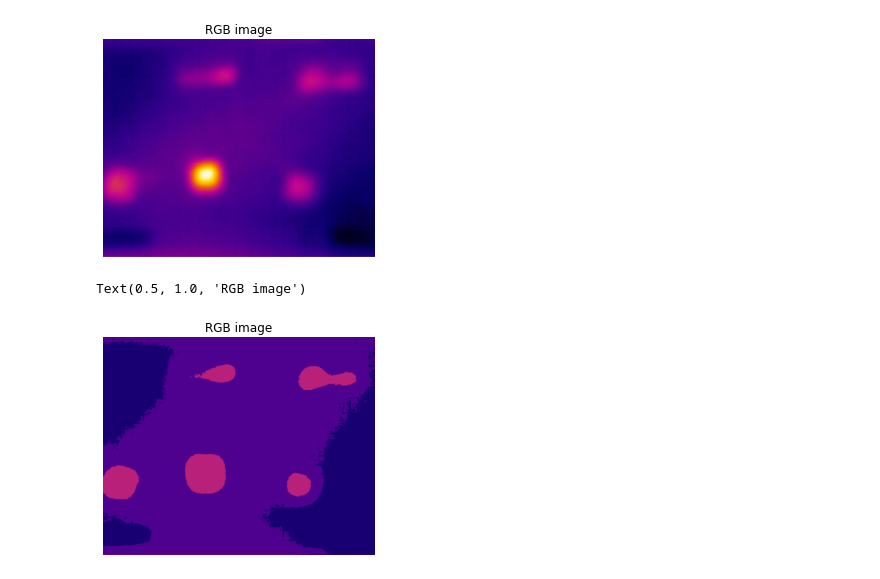
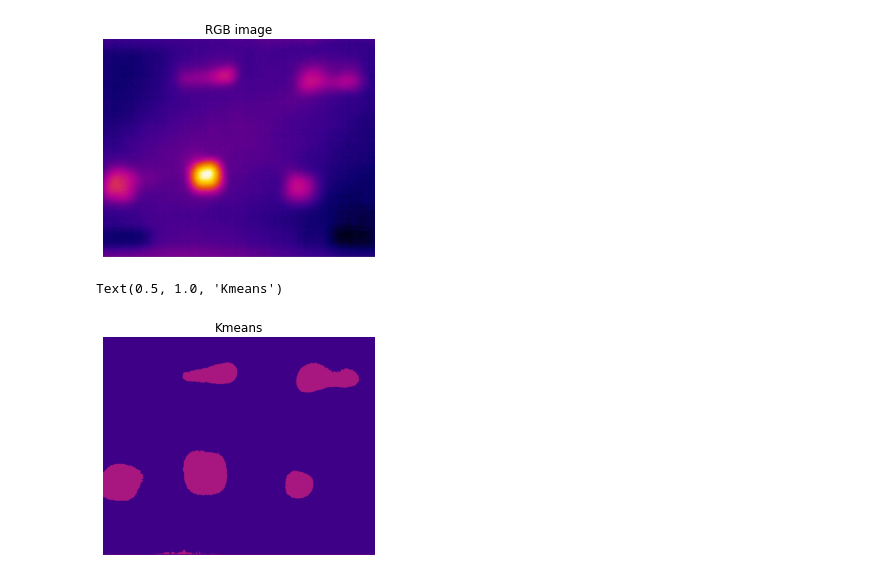
Before and after one commit to tjboise/Damage_Density, a Jupyter notebook: IRimage_opencv/Kmeans.ipynb, the cells around one changed output. Drawn from its saved outputs; the diff is of its cells as text; code cells hidden in the pictures.

```diff
--- a/IRimage_opencv/Kmeans.ipynb
+++ b/IRimage_opencv/Kmeans.ipynb
@@ -28,18 +28,18 @@ data = imgc.reshape((-1,3))
 data = np.float32(data)
 # %%
 criteria = (cv2.TERM_CRITERIA_EPS + cv2.TERM_CRITERIA_MAX_ITER, 10, 1.0)
-num_clusters = 3
+num_clusters = 2
 ret,label,center=cv2.kmeans(data, num_clusters, None, criteria, 10, cv2.KMEANS_RANDOM_CENTERS)
 
 center = np.uint8(center)
 res = center[label.flatten()]
 res2 = res.reshape((imgc.shape))
 plt.imshow(res2)
 plt.axis('off')
-plt.title('RGB image')
+plt.title('Kmeans')
 # cv2.imshow('res2',res2)
 # cv2.waitKey(0)
 # cv2.destroyAllWindows()
 # %% [output]
-Text(0.5, 1.0, 'RGB image')
+Text(0.5, 1.0, 'Kmeans')
-[figure, old version]
+[figure, new version]
```
Also changed, not shown: 1 other file.
